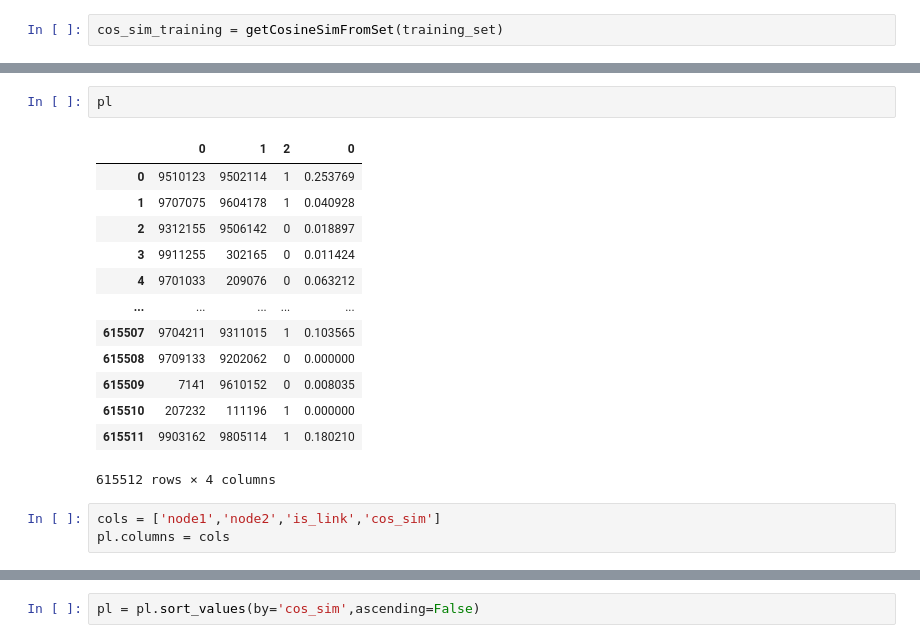
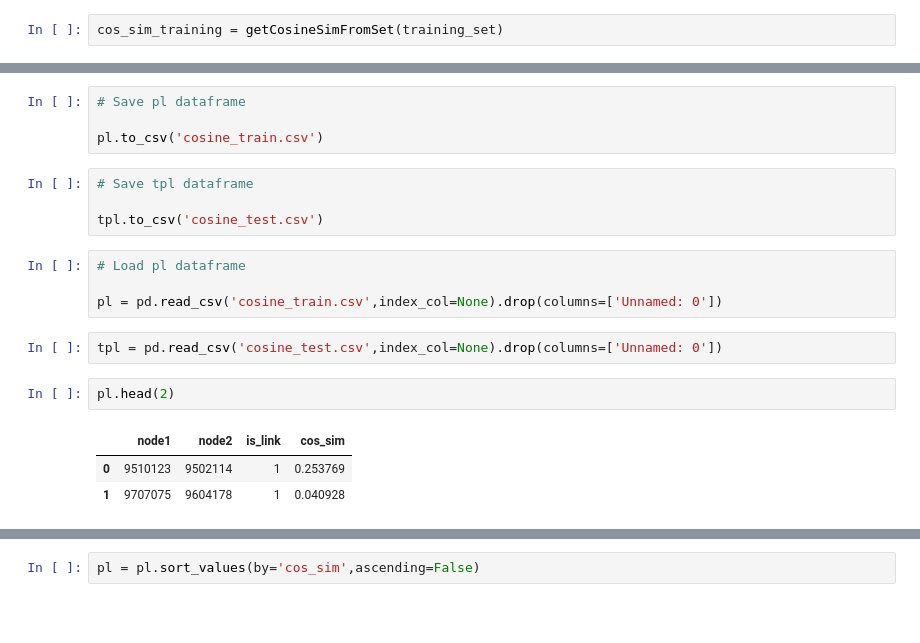
Before and after one commit to SapiensZ/NSA, a Jupyter notebook: Submission.ipynb, the cells around one changed output, grey strips where cells are left out. Saved outputs shown, nothing was run; the diff lists cells and outputs as text; blank space fills up the shorter version.

```diff
--- a/Submission.ipynb
+++ b/Submission.ipynb
@@ -570,19 +527,20 @@ pl = pd.concat([ts,cs], axis=1)
+# %%
+# Save pl dataframe
+
+pl.to_csv('cosine_train.csv')
+# %%
+# Save tpl dataframe
+
+tpl.to_csv('cosine_test.csv')
+# %%
+# Load pl dataframe
+
+pl = pd.read_csv('cosine_train.csv',index_col=None).drop(columns=['Unnamed: 0'])
+# %%
+tpl = pd.read_csv('cosine_test.csv',index_col=None).drop(columns=['Unnamed: 0'])
 # %%
-pl
+pl.head(2)
 # %% [output]
-|  | 0 | 1 | 2 | 0 |
+|  | node1 | node2 | is_link | cos_sim |
 | 0 | 9510123 | 9502114 | 1 | 0.253769 |
 | 1 | 9707075 | 9604178 | 1 | 0.040928 |
-| 2 | 9312155 | 9506142 | 0 | 0.018897 |
-| 3 | 9911255 | 302165 | 0 | 0.011424 |
-| 4 | 9701033 | 209076 | 0 | 0.063212 |
-| ... | ... | ... | ... | ... |
-| 615507 | 9704211 | 9311015 | 1 | 0.103565 |
-| 615508 | 9709133 | 9202062 | 0 | 0.000000 |
-| 615509 | 7141 | 9610152 | 0 | 0.008035 |
-| 615510 | 207232 | 111196 | 1 | 0.000000 |
-| 615511 | 9903162 | 9805114 | 1 | 0.180210 |
-615512 rows × 4 columns
-# %%
-cols = ['node1','node2','is_link','cos_sim']
-pl.columns = cols
```
Also changed, not shown: parts of 45 cells of this notebook, 3 other files.
